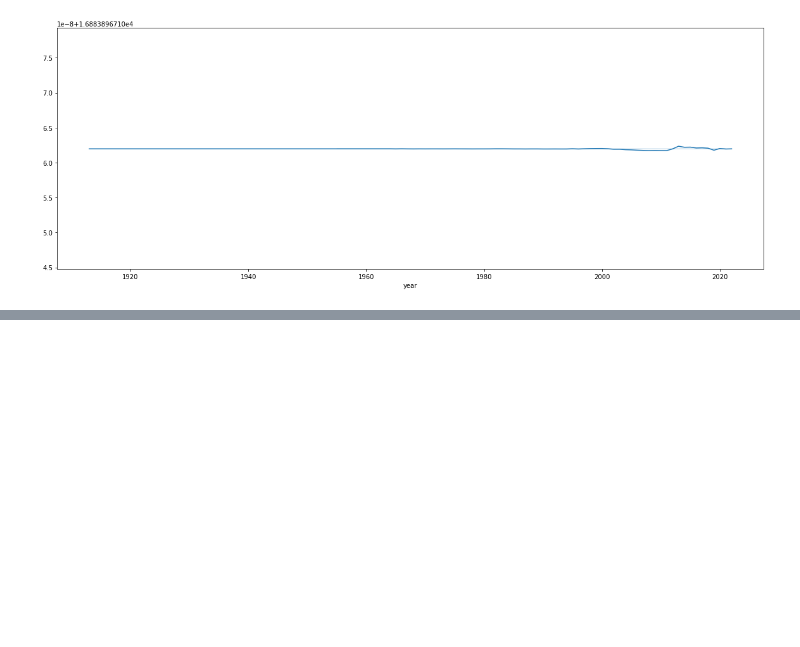
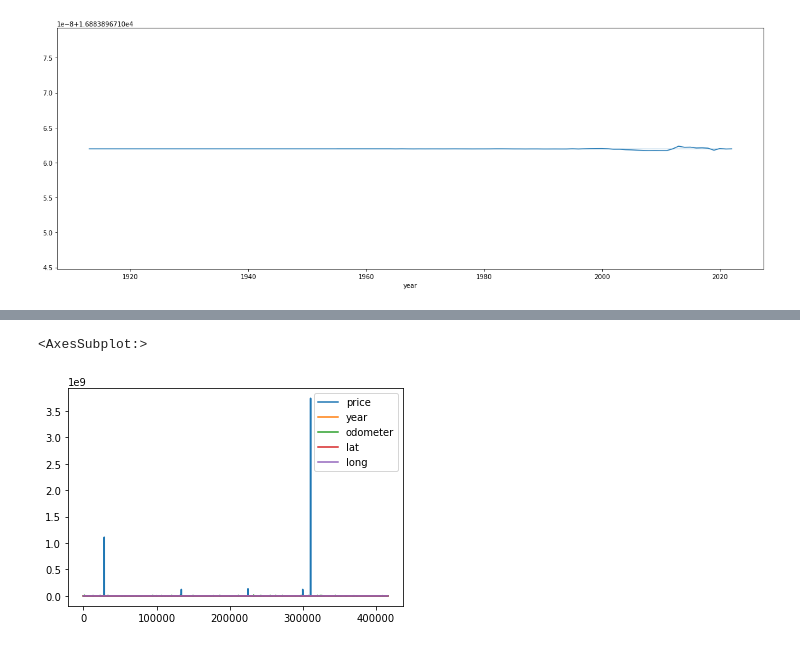
Before and after one commit to kwanjeff/DataTrack, a Jupyter notebook: Capstone 3/2. EDA_Ussed_Car_Prices.ipynb, the cells around one changed output, grey strips where cells are left out. Saved outputs shown, nothing was run; the diff lists cells and outputs as text; code cells hidden in the pictures; blank space fills up the shorter version.

```diff
--- a/Capstone 3/2. EDA_Ussed_Car_Prices.ipynb
+++ b/Capstone 3/2. EDA_Ussed_Car_Prices.ipynb
@@ -914,0 +647,5 @@ correlation matrix
+# %%
+fullVehicle.plot()
+# %% [output]
+<AxesSubplot:>
+[figure, added]
```
Also changed, not shown: parts of 70 cells of this notebook.
